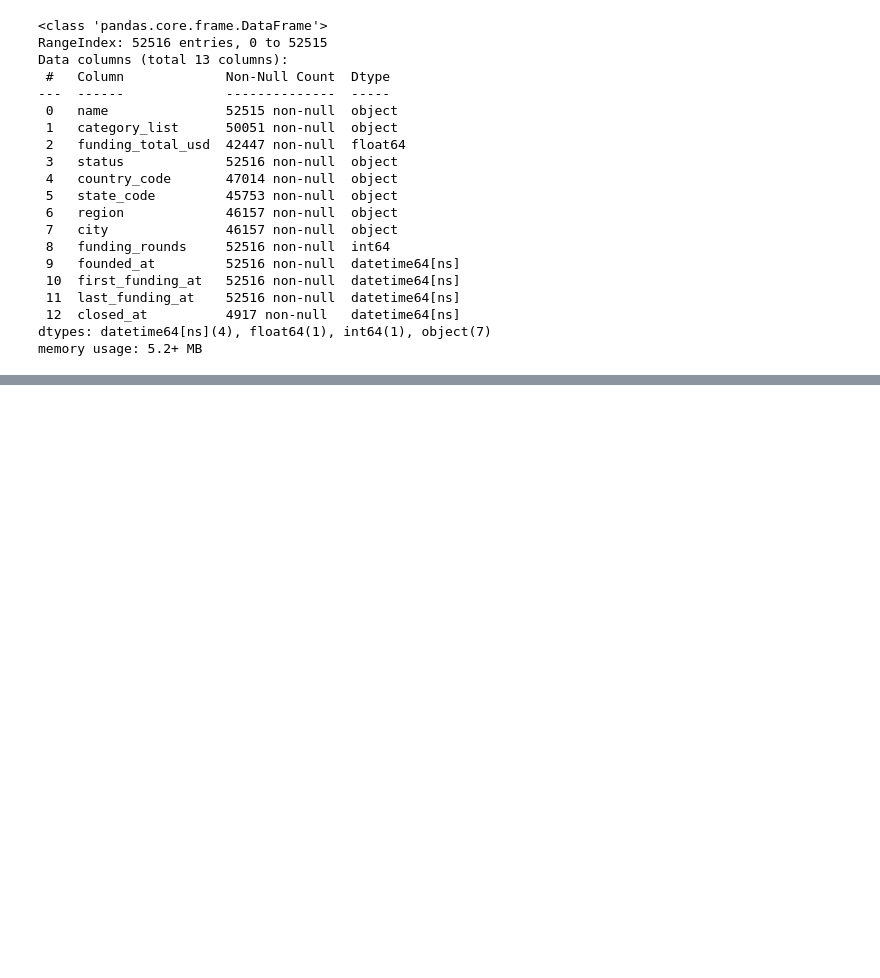
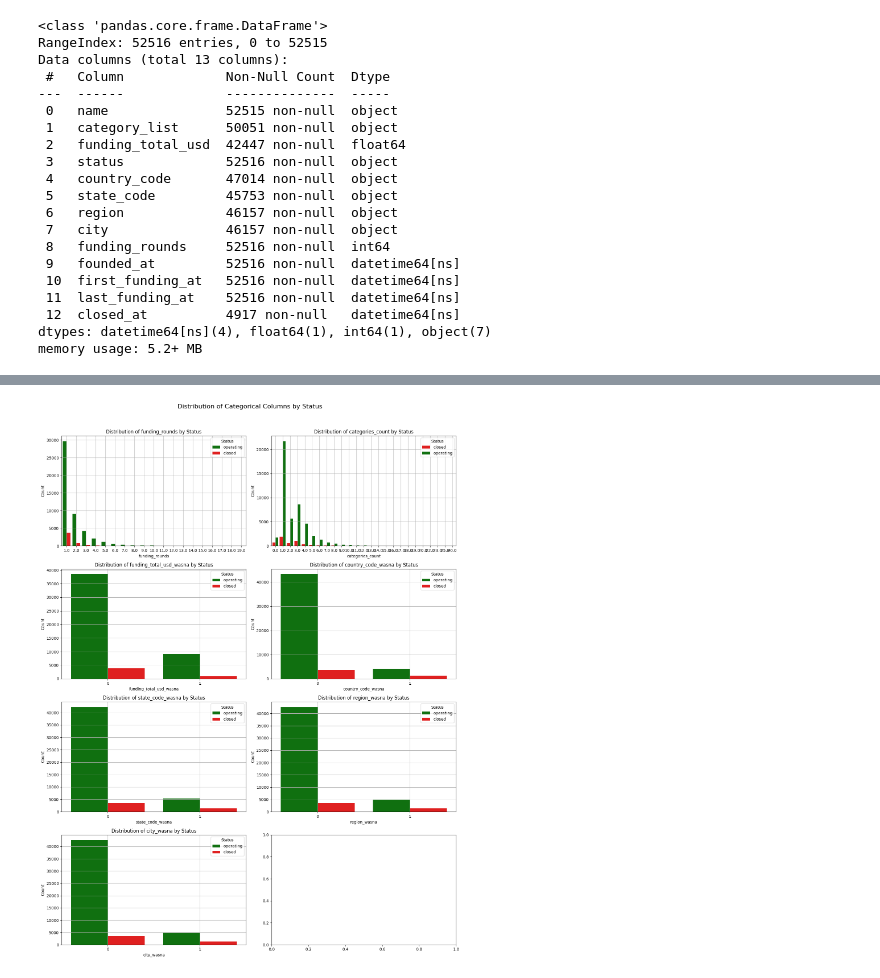
Before and after one commit to dsft54/startups, a Jupyter notebook: main.ipynb, the cells around one changed output, grey strips where cells are left out. Cells and saved outputs as stored; diff of their text form; code cells hidden in the pictures; blank space fills up the shorter version.

Commit message:
with features visualization

```diff
--- a/main.ipynb
+++ b/main.ipynb
@@ -246,7 +263,8 @@ txt_columns = data.select_dtypes(include='object').columns
 num_columns = data.select_dtypes(include=['int64', 'float64']).columns
 
 pipeline = Pipeline(steps=[
-    ('base_transformer', BaseTransformer()),
+    ('lt_transformer', LifetimeTransformer()),
+    ('feat_gen_0', FeatureGen_0()),
     ('column_filler', ColumnTransformer(
         transformers=[
             ('num', SimpleImputer(strategy='constant', fill_value=0.0), num_columns),
@@ -261,6 +279,10 @@ columns = pipeline.named_steps['column_filler'].get_feature_names_out()
 
 data_filled = pd.DataFrame(raw_data, columns=[x.split('__')[1] for x in columns])
 data_filled = data_filled.infer_objects()
+# %%
+se = SentimentEncoder()
+data_sentiment = se.fit_transform(data_filled[['name']])
+data_filled['name_sentiment'] = data_sentiment['name_sentiment']
 # %%
 data_filled.info()
 data_filled.head()
@@ -291,0 +314,3 @@ memory usage: 10.4+ MB
+# %%
+data_filled['funding_total_usd_log'] = np.log1p(data_filled['funding_total_usd'])
+data_filled['funding_total_usd_log'].describe()
@@ -315,0 +343,5 @@ Index(['3d', '3d printing', '3d technology', 'accounting', 'active lifestyle',
+# %%
+display(data_filled.nunique())
+cat_columns = ['funding_rounds', 'categories_count', 'funding_total_usd_wasna', 'country_code_wasna', 'state_code_wasna', 'region_wasna', 'city_wasna']
+num_columns = ['funding_total_usd', 'lifetime', 'days_to_first_funding', 'days_to_last_funding', 'days_between_first_last', 'avg_days_between_funding', 'name_sentiment', 'funding_total_usd_log']
+high_cardinality_columns = ['category_list', 'country_code', 'state_code', 'region', 'city']
@@ -315,0 +366,17 @@ Index(['3d', '3d printing', '3d technology', 'accounting', 'active lifestyle',
+# %%
+fig, axes = plt.subplots(nrows=(len(cat_columns) + 1) // 2, ncols=2, figsize=(15, 20))
+fig.suptitle('Distribution of Categorical Columns by Status', fontsize=16)
+
+for i, col in enumerate(cat_columns):
+    ax = axes[i // 2, i % 2]
+    sns.countplot(data=data_filled, x=col, hue='status', ax=ax, palette={'operating': 'green', 'closed': 'red'})
+    ax.set_title(f'Distribution of {col} by Status')
+    ax.set_xlabel(col)
+    ax.set_ylabel('Count')
+    ax.legend(title='Status')
+    ax.grid(True)
+
+plt.tight_layout(rect=[0, 0, 1, 0.96])
+plt.show()
+# %% [output]
+[figure, added]
```
Also changed, not shown: parts of 9 cells of this notebook.
